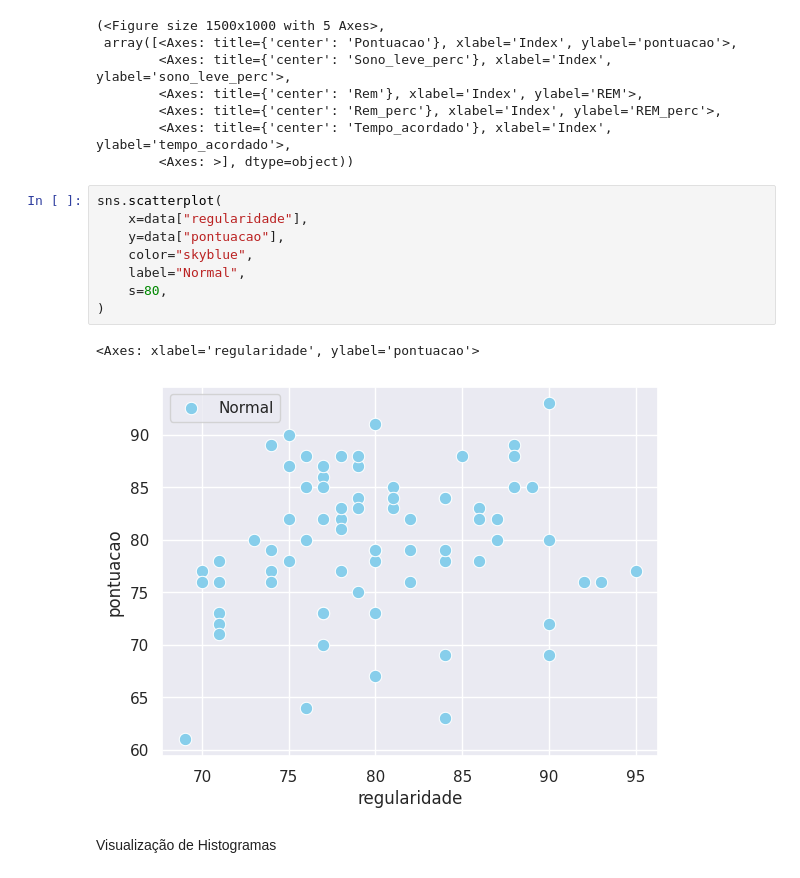
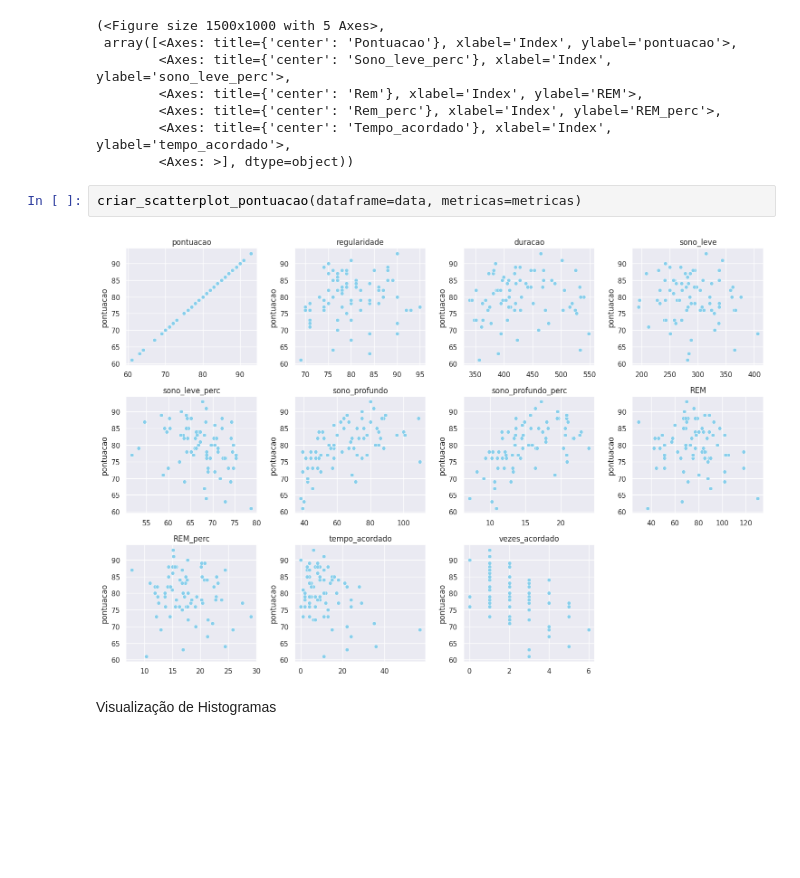
Before and after one commit to kylesonev/sleep_analysis, a Jupyter notebook: notebook/02_eda.ipynb, the cells around one changed output. Drawn from its saved outputs; the diff is of its cells as text; blank space fills up the shorter version.

Commit message:
add scatterplot pontuacao

```diff
--- a/notebook/02_eda.ipynb
+++ b/notebook/02_eda.ipynb
@@ -58,16 +58,9 @@ criar_scatterplot_outliers(outliers=outliers, dataframe=data, nrows=2, ncols=3)
         <Axes: title={'center': 'Tempo_acordado'}, xlabel='Index', ylabel='tempo_acordado'>,
         <Axes: >], dtype=object))
 # %%
-sns.scatterplot(
-    x=data["regularidade"],
-    y=data["pontuacao"],
-    color="skyblue",
-    label="Normal",
-    s=80,
-)
+criar_scatterplot_pontuacao(dataframe=data, metricas=metricas)
 # %% [output]
-<Axes: xlabel='regularidade', ylabel='pontuacao'>
-[figure, old version]
+[figure, new version]
 # %% [markdown]
 Visualização de Histogramas
 # %%
```
Also changed, not shown: parts of 2 cells of this notebook.
